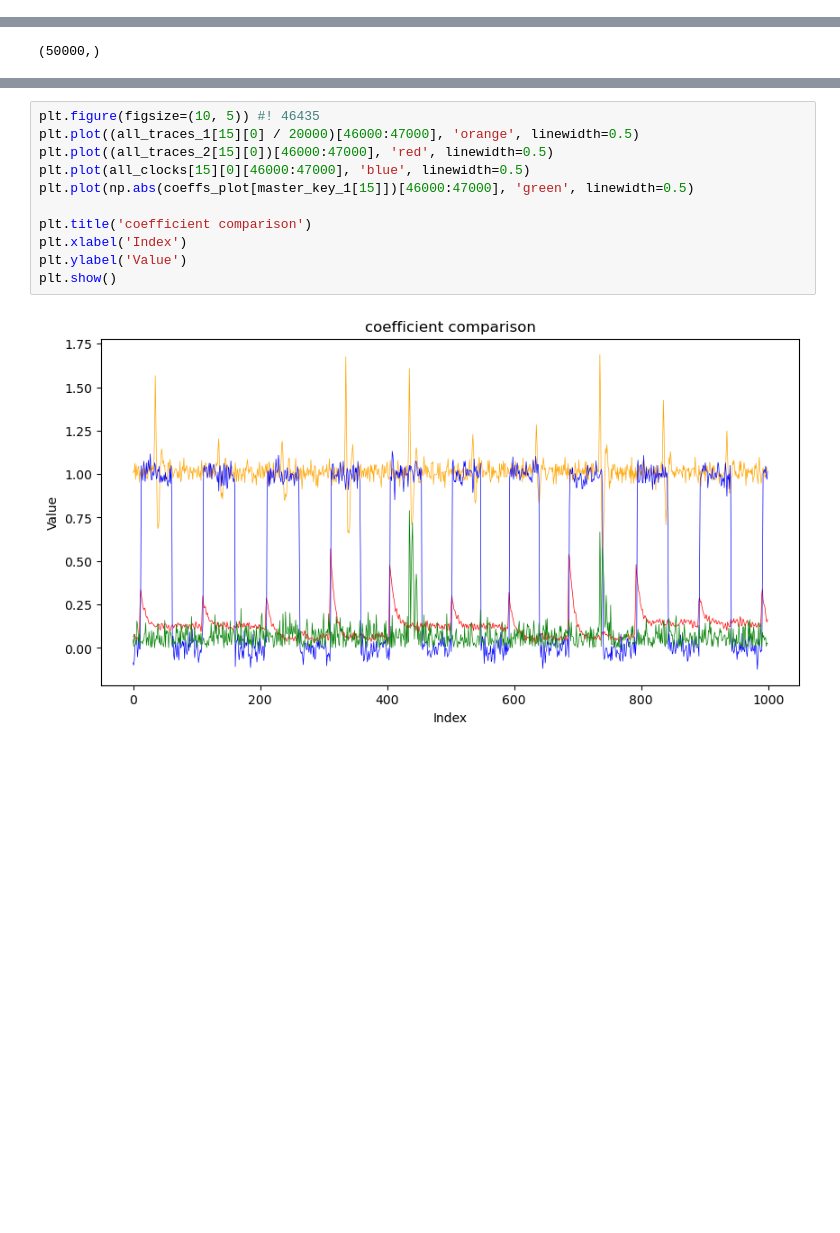
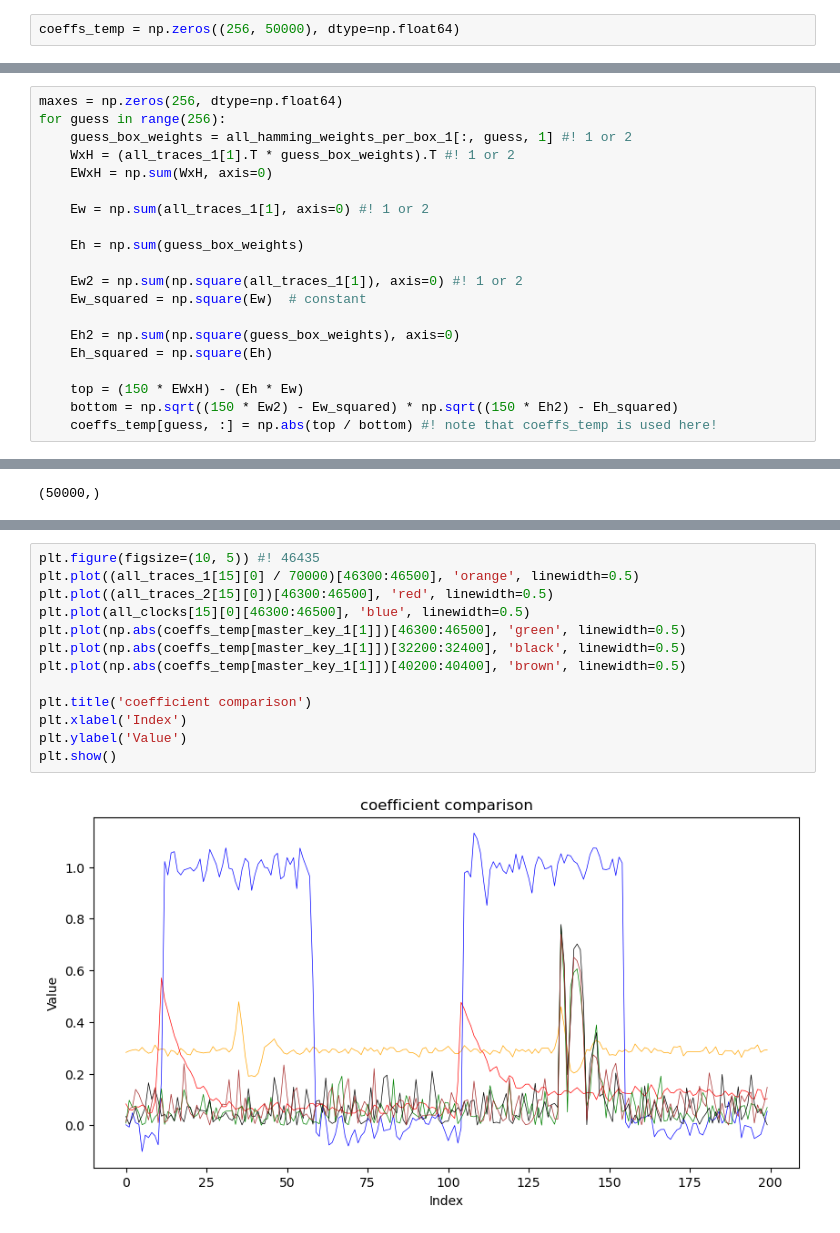
Before and after one commit to blueh0rse/cpa-attack, a Jupyter notebook: analysis.ipynb, the cells around one changed output, grey strips where cells are left out. Cells and saved outputs as stored; diff of their text form; blank space fills up the shorter version.

```diff
--- a/analysis.ipynb
+++ b/analysis.ipynb
@@ -78,2 +84,4 @@ for key_guess in range(256):
 # %%
 coeffs_plot = np.zeros((256, 50000), dtype=np.float64)
+# %%
+coeffs_temp = np.zeros((256, 50000), dtype=np.float64)
@@ -102,0 +113,20 @@ master_key_1 = np.array([65, 117, 115, 116, 114, 97, 108, 111, 112, 105, 116, 10
+# %%
+maxes = np.zeros(256, dtype=np.float64)
+for guess in range(256):
+	guess_box_weights = all_hamming_weights_per_box_1[:, guess, 1] #! 1 or 2
+	WxH = (all_traces_1[1].T * guess_box_weights).T #! 1 or 2
+	EWxH = np.sum(WxH, axis=0)
+
+	Ew = np.sum(all_traces_1[1], axis=0) #! 1 or 2
+
+	Eh = np.sum(guess_box_weights)
+
+	Ew2 = np.sum(np.square(all_traces_1[1]), axis=0) #! 1 or 2
+	Ew_squared = np.square(Ew)  # constant
+
+	Eh2 = np.sum(np.square(guess_box_weights), axis=0)
+	Eh_squared = np.square(Eh)
+
+	top = (150 * EWxH) - (Eh * Ew)
+	bottom = np.sqrt((150 * Ew2) - Ew_squared) * np.sqrt((150 * Eh2) - Eh_squared)
+	coeffs_temp[guess, :] = np.abs(top / bottom) #! note that coeffs_temp is used here!
@@ -167,13 +216,15 @@ all_clocks[15][0].shape
 # %%
 plt.figure(figsize=(10, 5)) #! 46435
-plt.plot((all_traces_1[15][0] / 20000)[46000:47000], 'orange', linewidth=0.5)
-plt.plot((all_traces_2[15][0])[46000:47000], 'red', linewidth=0.5)
-plt.plot(all_clocks[15][0][46000:47000], 'blue', linewidth=0.5)
-plt.plot(np.abs(coeffs_plot[master_key_1[15]])[46000:47000], 'green', linewidth=0.5)
+plt.plot((all_traces_1[15][0] / 70000)[46300:46500], 'orange', linewidth=0.5)
+plt.plot((all_traces_2[15][0])[46300:46500], 'red', linewidth=0.5)
+plt.plot(all_clocks[15][0][46300:46500], 'blue', linewidth=0.5)
+plt.plot(np.abs(coeffs_temp[master_key_1[1]])[46300:46500], 'green', linewidth=0.5)
+plt.plot(np.abs(coeffs_temp[master_key_1[1]])[32200:32400], 'black', linewidth=0.5)
+plt.plot(np.abs(coeffs_temp[master_key_1[1]])[40200:40400], 'brown', linewidth=0.5)
 
 plt.title('coefficient comparison')
 plt.xlabel('Index')
 plt.ylabel('Value')
 plt.show()
 # %% [output]
-[figure, old version]
+[figure, new version]
```
Also changed, not shown: parts of 17 cells of this notebook.
